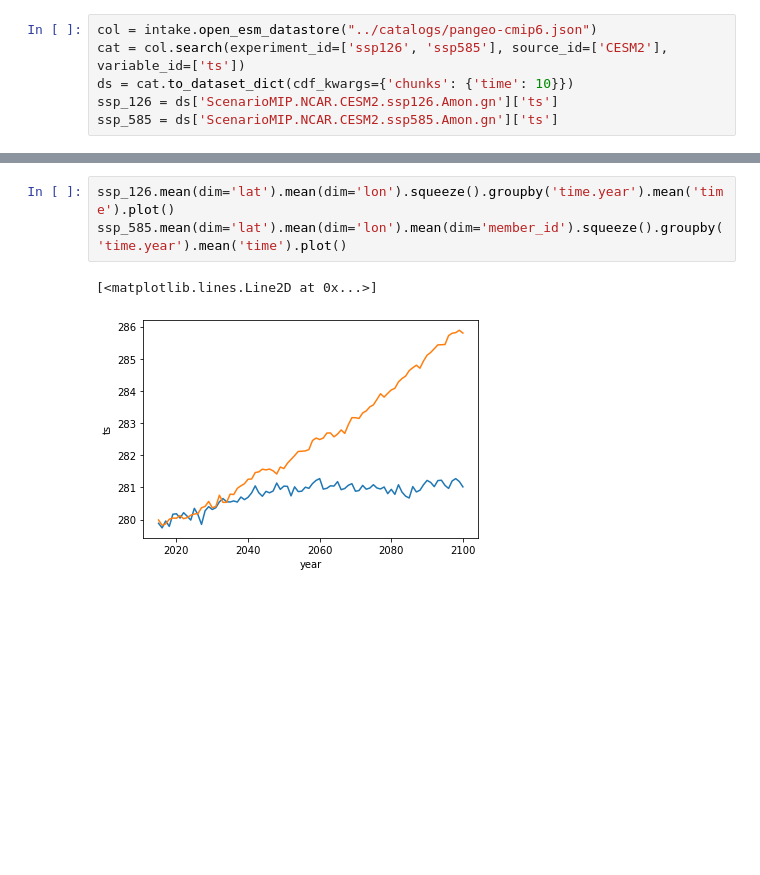
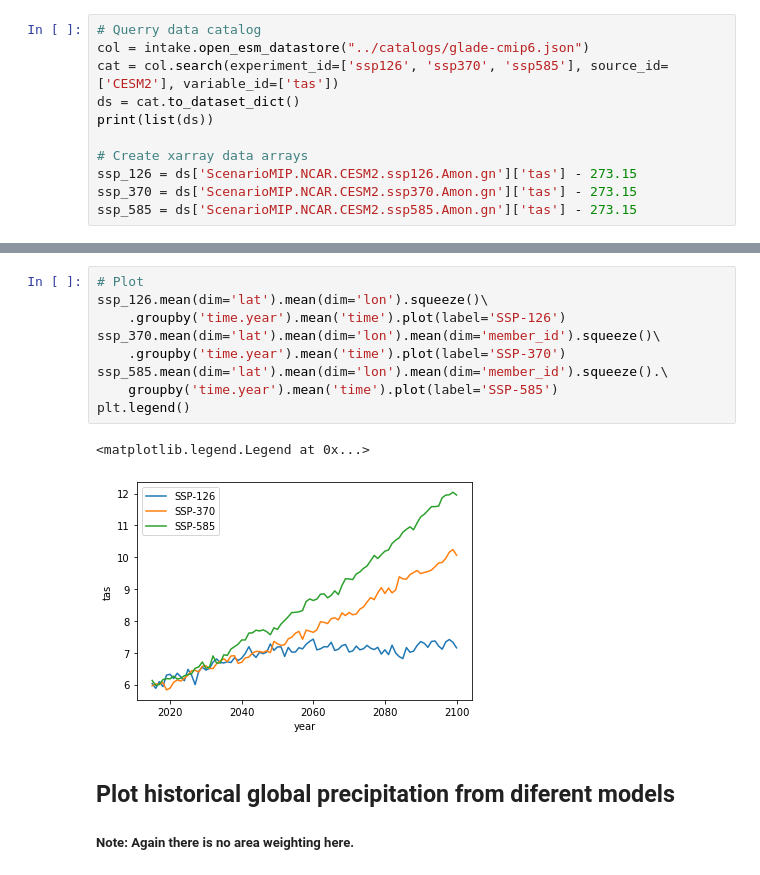
Before and after one commit to EricKeenan/cmip6_tutorial, a Jupyter notebook: notebooks/Demonstration.ipynb, the cells around one changed output, grey strips where cells are left out. Drawn from its saved outputs; the diff is of its cells as text; blank space fills up the shorter version.

Commit message:
Add CESM2 example

```diff
--- a/notebooks/Demonstration.ipynb
+++ b/notebooks/Demonstration.ipynb
@@ -14,7 +18,12 @@ import pprint
 # %%
-col = intake.open_esm_datastore("../catalogs/pangeo-cmip6.json")
-cat = col.search(experiment_id=['ssp126', 'ssp585'], source_id=['CESM2'], variable_id=['ts'])
-ds = cat.to_dataset_dict(cdf_kwargs={'chunks': {'time': 10}})
-ssp_126 = ds['ScenarioMIP.NCAR.CESM2.ssp126.Amon.gn']['ts']
-ssp_585 = ds['ScenarioMIP.NCAR.CESM2.ssp585.Amon.gn']['ts']
+# Querry data catalog
+col = intake.open_esm_datastore("../catalogs/glade-cmip6.json")
+cat = col.search(experiment_id=['ssp126', 'ssp370', 'ssp585'], source_id=['CESM2'], variable_id=['tas'])
+ds = cat.to_dataset_dict()
+print(list(ds))
+
+# Create xarray data arrays
+ssp_126 = ds['ScenarioMIP.NCAR.CESM2.ssp126.Amon.gn']['tas'] - 273.15
+ssp_370 = ds['ScenarioMIP.NCAR.CESM2.ssp370.Amon.gn']['tas'] - 273.15
+ssp_585 = ds['ScenarioMIP.NCAR.CESM2.ssp585.Amon.gn']['tas'] - 273.15
 # %% [output]
@@ -25,6 +39,15 @@ ssp_585 = ds['ScenarioMIP.NCAR.CESM2.ssp585.Amon.gn']['ts']
 # %%
-ssp_126.mean(dim='lat').mean(dim='lon').squeeze().groupby('time.year').mean('time').plot()
-ssp_585.mean(dim='lat').mean(dim='lon').mean(dim='member_id').squeeze().groupby('time.year').mean('time').plot()
+# Plot
+ssp_126.mean(dim='lat').mean(dim='lon').squeeze()\
+    .groupby('time.year').mean('time').plot(label='SSP-126')
+ssp_370.mean(dim='lat').mean(dim='lon').mean(dim='member_id').squeeze()\
+    .groupby('time.year').mean('time').plot(label='SSP-370')
+ssp_585.mean(dim='lat').mean(dim='lon').mean(dim='member_id').squeeze().\
+    groupby('time.year').mean('time').plot(label='SSP-585')
+plt.legend()
 # %% [output]
-[<matplotlib.lines.Line2D at 0x...>]
+<matplotlib.legend.Legend at 0x...>
-[figure, old version]
+[figure, new version]
+# %% [markdown]
+## Plot historical global precipitation from diferent models
+##### Note: Again there is no area weighting here.
```
Also changed, not shown: parts of 6 cells of this notebook.
